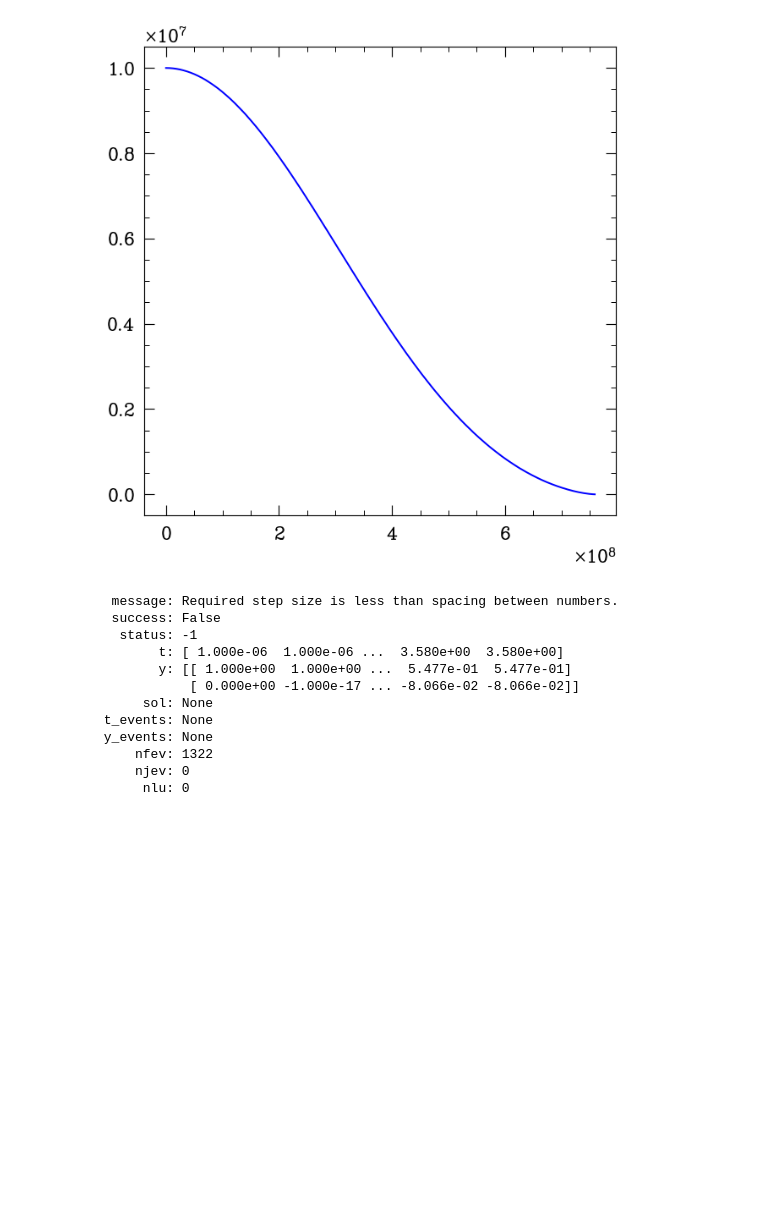
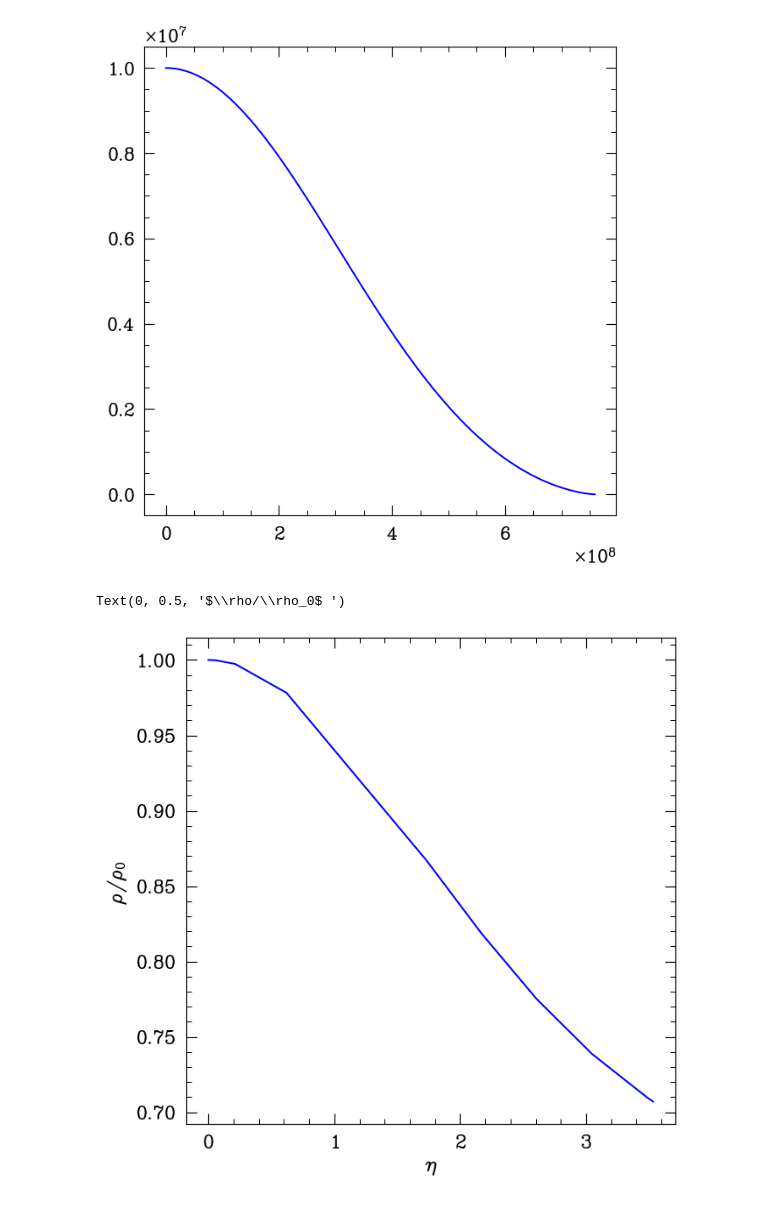
Before and after one commit to EricMullerAU/Stars-Project, a Jupyter notebook: Jason_crap/rel_start.ipynb, the cells around one changed output. Drawn from its saved outputs; the diff is of its cells as text; code cells hidden in the pictures; blank space fills up the shorter version.

```diff
--- a/Jason_crap/rel_start.ipynb
+++ b/Jason_crap/rel_start.ipynb
@@ -611,26 +611,18 @@ plt.plot(solution.t, solution.y[0], 'b', label='rho(r)')
 # %%
 # Lets try and do it using Chandresekhar (general form of Lane-Emden) equation.
 
 def Chand_system(eta, y, C):
     return np.array([y[1], -2/eta * y[1] - (y[0]**2-C)**(3/2)])
+
+
+Chand_y0 = [1, 0]
+
+# Chand_soln = solve_ivp(Chand_system, [0.001,1], Chand_y0, args=(0.5,), method = 'DOP853', t_eval=[0.001, 0.1, 0.5, 0.7, 1])
+Chand_soln = solve_ivp(Chand_system, [0.000001,10], Chand_y0, args=(0.5,), method='DOP853', atol=1e-20)
+
+plt.plot(Chand_soln.t, Chand_soln.y[0], 'b', label='rho(r)')
+plt.xlabel(r'$\eta$')
+plt.ylabel(r'$\rho/\rho_0$ ')
+# %% [output]
+Text(0, 0.5, '$\\rho/\\rho_0$ ')
+[figure, added]
-# %%
-
-Chand_y0 = [1, 0]
-
-# Chand_soln = solve_ivp(Chand_system, [0.001,1], Chand_y0, args=(0.5,), method = 'DOP853', t_eval=[0.001, 0.1, 0.5, 0.7, 1])
-Chand_soln = solve_ivp(Chand_system, [0.000001,10], Chand_y0, args=(0.3,), method='DOP853', atol=1e-20)
-
-Chand_soln
-# %% [output]
-  message: Required step size is less than spacing between numbers.
-  success: False
-   status: -1
-        t: [ 1.000e-06  1.000e-06 ...  3.580e+00  3.580e+00]
-        y: [[ 1.000e+00  1.000e+00 ...  5.477e-01  5.477e-01]
-            [ 0.000e+00 -1.000e-17 ... -8.066e-02 -8.066e-02]]
-      sol: None
- t_events: None
- y_events: None
-     nfev: 1322
-     njev: 0
-      nlu: 0
```
Also changed, not shown: parts of 4 cells of this notebook, 1 other file.
